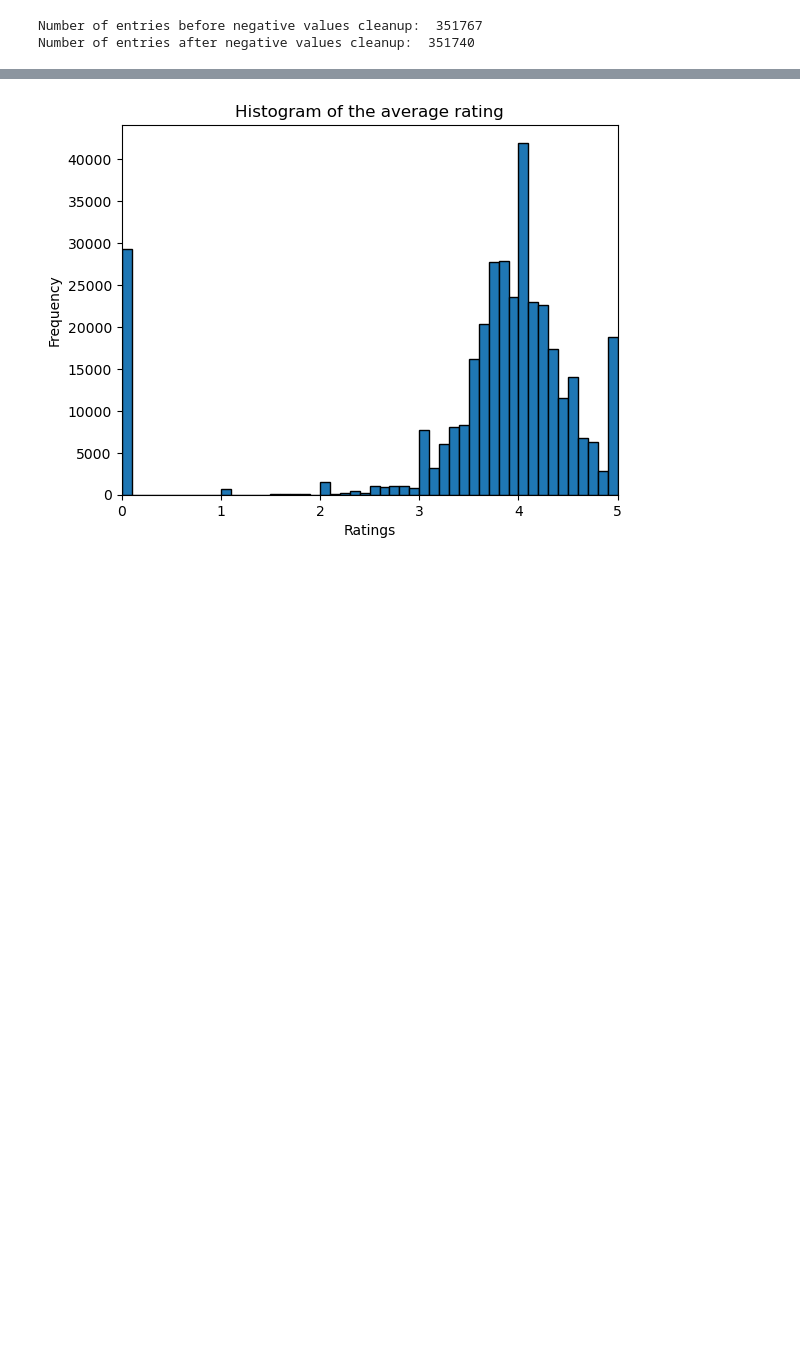
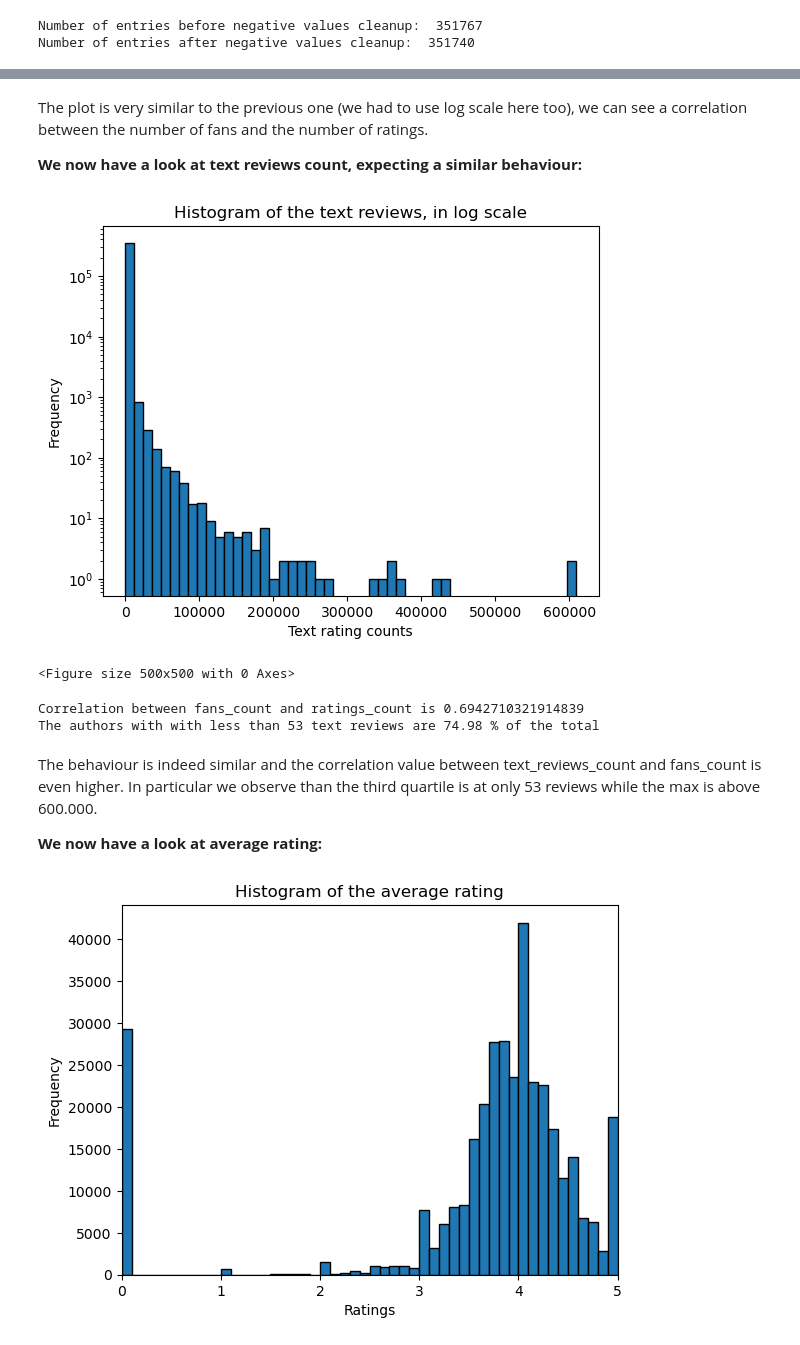
Before and after one commit to LorenzoPannacci/ADM-HW2, a Jupyter notebook: main.ipynb, the cells around one changed output, grey strips where cells are left out. Saved outputs shown, nothing was run; the diff lists cells and outputs as text; code cells hidden in the pictures; blank space fills up the shorter version.

```diff
--- a/main.ipynb
+++ b/main.ipynb
@@ -310,2 +351,28 @@ Now there aren't any strange values so "ratings_count", "average_rating" and "fa
+# %% [markdown]
+The plot is very similar to the previous one (we had to use log scale here too), we can see a correlation between the number of fans and the number of ratings.
+
+**We now have a look at text reviews count, expecting a similar behaviour:**
+# %%
+#hist of the text reviews of all the authors
+plt.hist(authors.text_reviews_count, bins=50, edgecolor='black')
+plt.xlabel('Text rating counts')
+plt.ylabel('Frequency')
+plt.yscale('log')
+plt.title('Histogram of the text reviews, in log scale')
+plt.figure(figsize=(5, 5))
+plt.show()
+# %% [output]
+[figure, added]
+<Figure size 500x500 with 0 Axes>
+# %%
+print("Correlation between fans_count and ratings_count is", authors["fans_count"].corr(authors["text_reviews_count"]))
+print("The authors with with less than 53 text reviews are", round(authors[authors["text_reviews_count"] < 53].shape[0] / authors.shape[0], 4) * 100, "% of the total")
+# %% [output]
+Correlation between fans_count and ratings_count is 0.6942710321914839
+The authors with with less than 53 text reviews are 74.98 % of the total
+# %% [markdown]
+The behaviour is indeed similar and the correlation value between text_reviews_count and fans_count is even higher. In particular we observe than the third quartile is at only 53 reviews while the max is above 600.000.
+
+**We now have a look at average rating:**
 # %%
 # hist of the average ratings of all the authors
```
Also changed, not shown: parts of 58 cells of this notebook, 1 other file.
